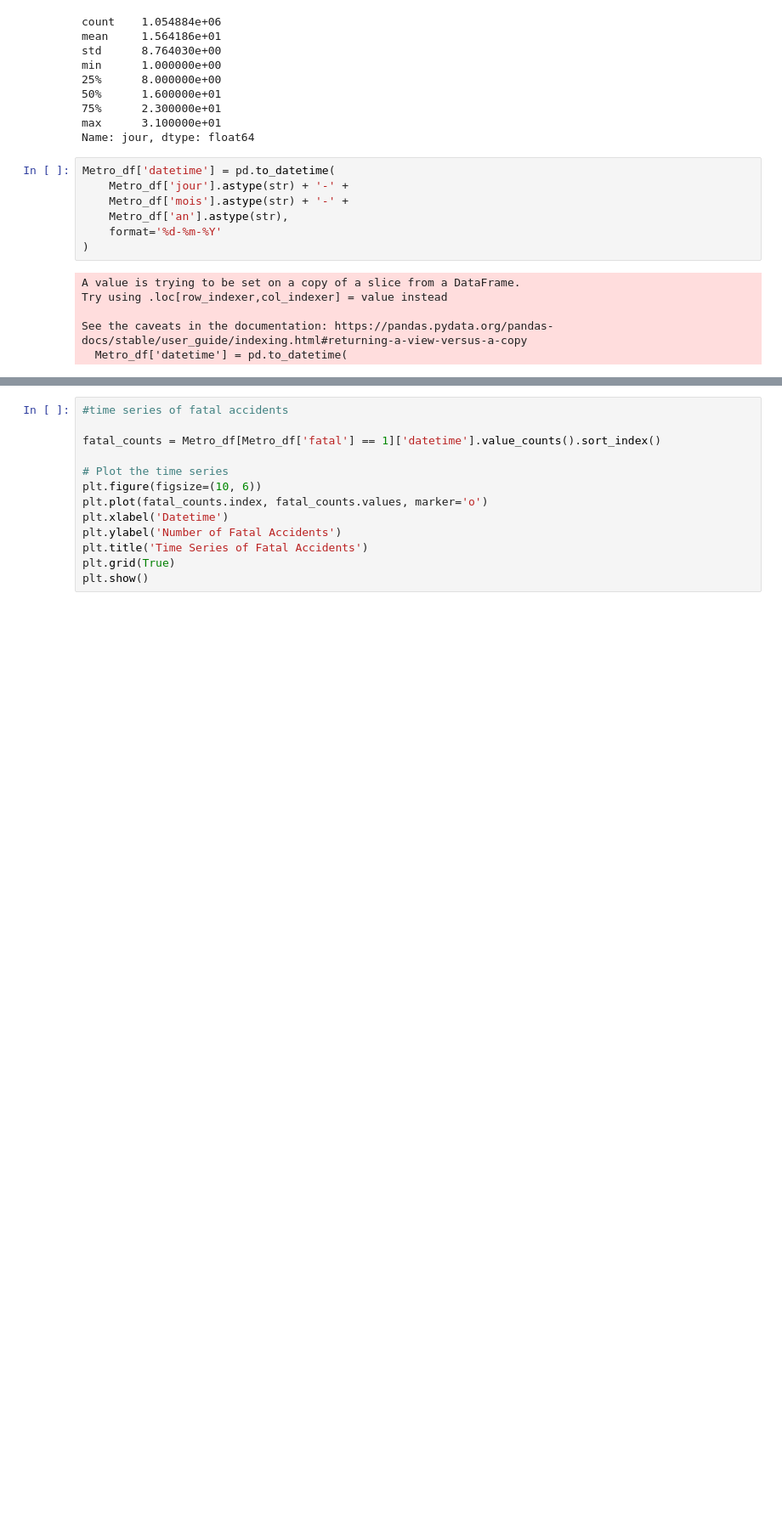
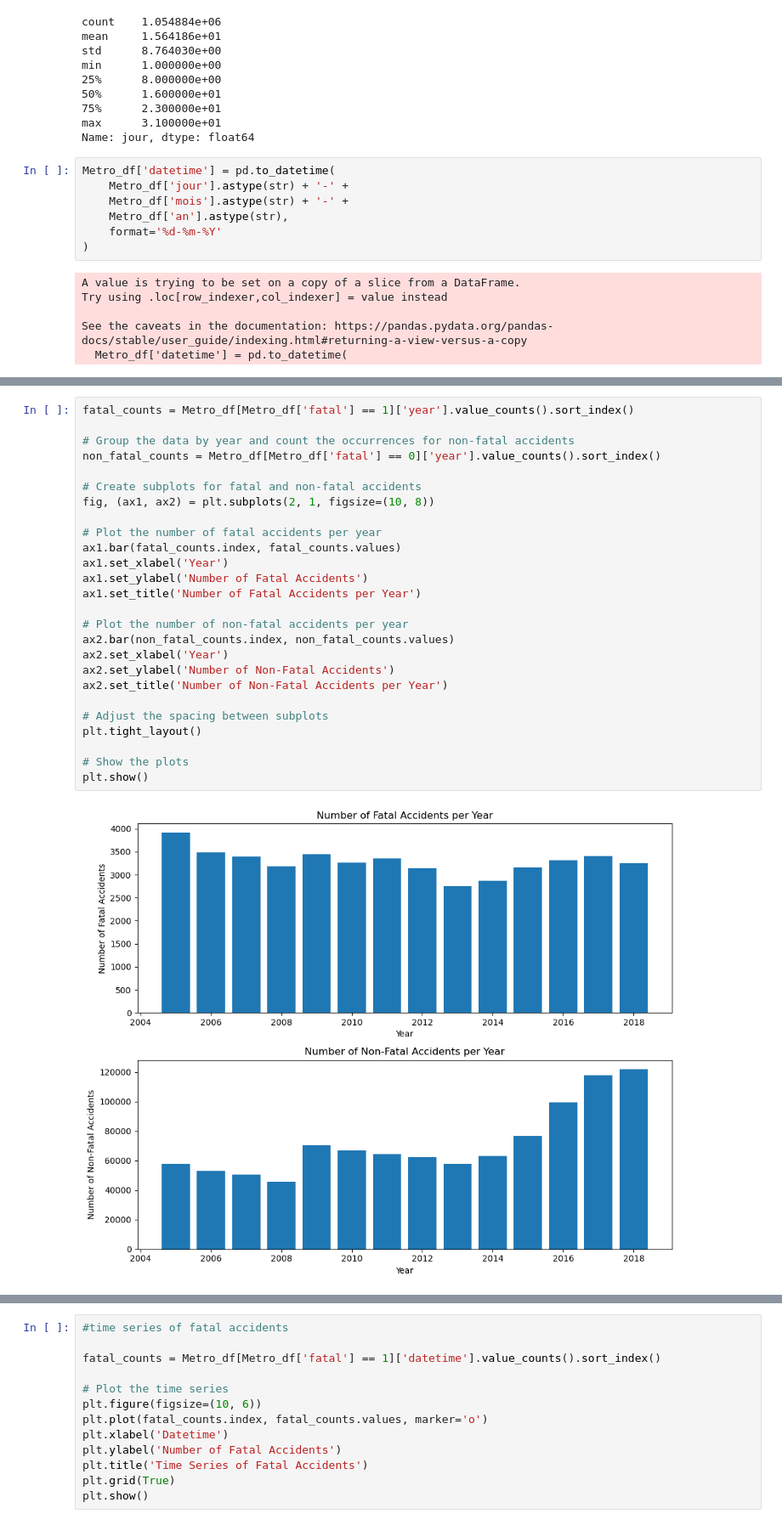
Before and after one commit to tiagoru/Road_accidents_france, a Jupyter notebook: Sprint_2_test.ipynb, the cells around one changed output, grey strips where cells are left out. Shown at 85% size. Saved outputs shown, nothing was run; the diff lists cells and outputs as text; blank space fills up the shorter version.

```diff
--- a/Sprint_2_test.ipynb
+++ b/Sprint_2_test.ipynb
@@ -184,0 +218,28 @@ See the caveats in the documentation: https://pandas.pydata.org/pandas-docs/stab
+# %%
+fatal_counts = Metro_df[Metro_df['fatal'] == 1]['year'].value_counts().sort_index()
+
+# Group the data by year and count the occurrences for non-fatal accidents
+non_fatal_counts = Metro_df[Metro_df['fatal'] == 0]['year'].value_counts().sort_index()
+
+# Create subplots for fatal and non-fatal accidents
+fig, (ax1, ax2) = plt.subplots(2, 1, figsize=(10, 8))
+
+# Plot the number of fatal accidents per year
+ax1.bar(fatal_counts.index, fatal_counts.values)
+ax1.set_xlabel('Year')
+ax1.set_ylabel('Number of Fatal Accidents')
+ax1.set_title('Number of Fatal Accidents per Year')
+
+# Plot the number of non-fatal accidents per year
+ax2.bar(non_fatal_counts.index, non_fatal_counts.values)
+ax2.set_xlabel('Year')
+ax2.set_ylabel('Number of Non-Fatal Accidents')
+ax2.set_title('Number of Non-Fatal Accidents per Year')
+
+# Adjust the spacing between subplots
+plt.tight_layout()
+
+# Show the plots
+plt.show()
+# %% [output]
+[figure, added]
```
Also changed, not shown: parts of 5 cells of this notebook.
